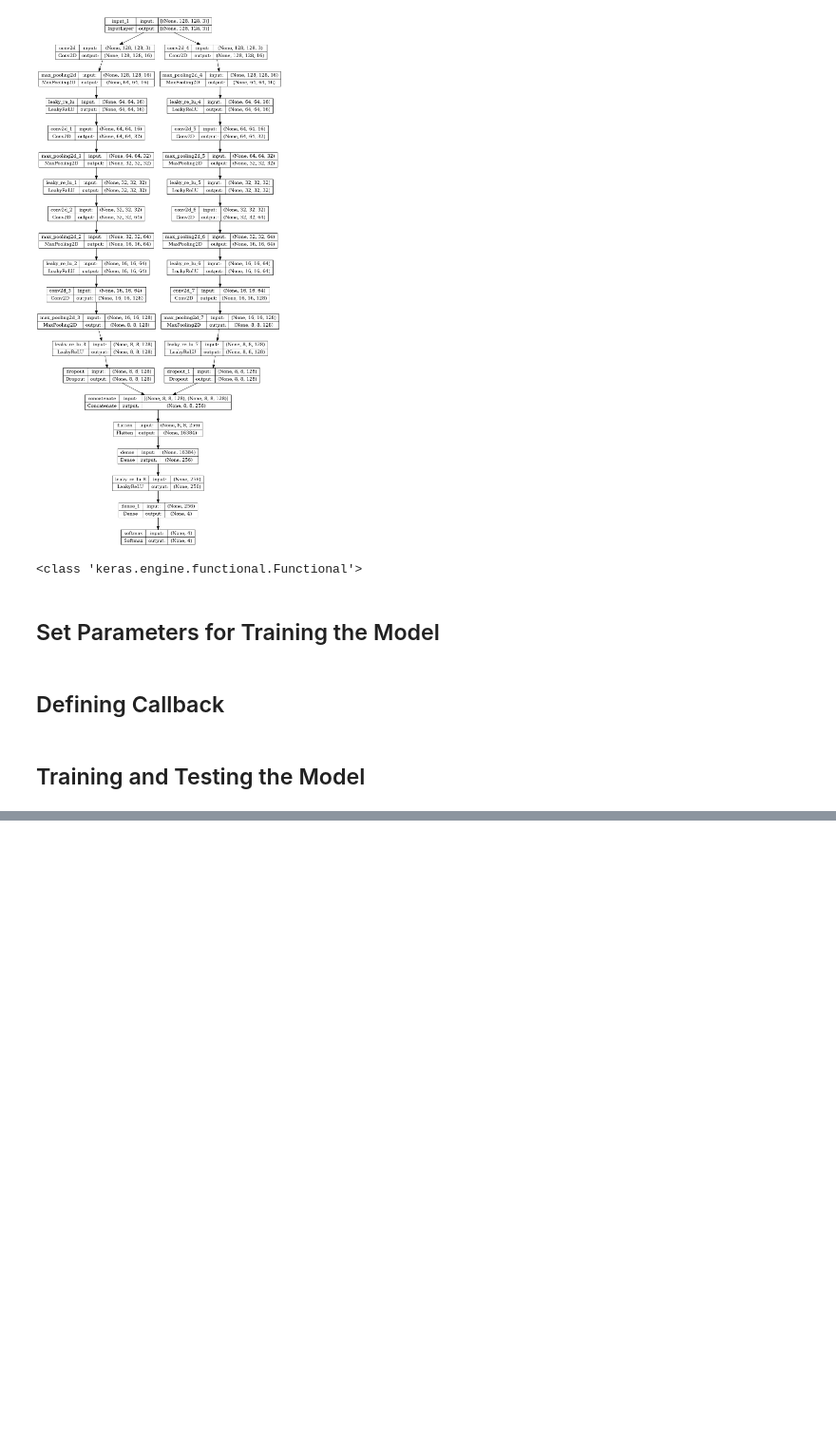
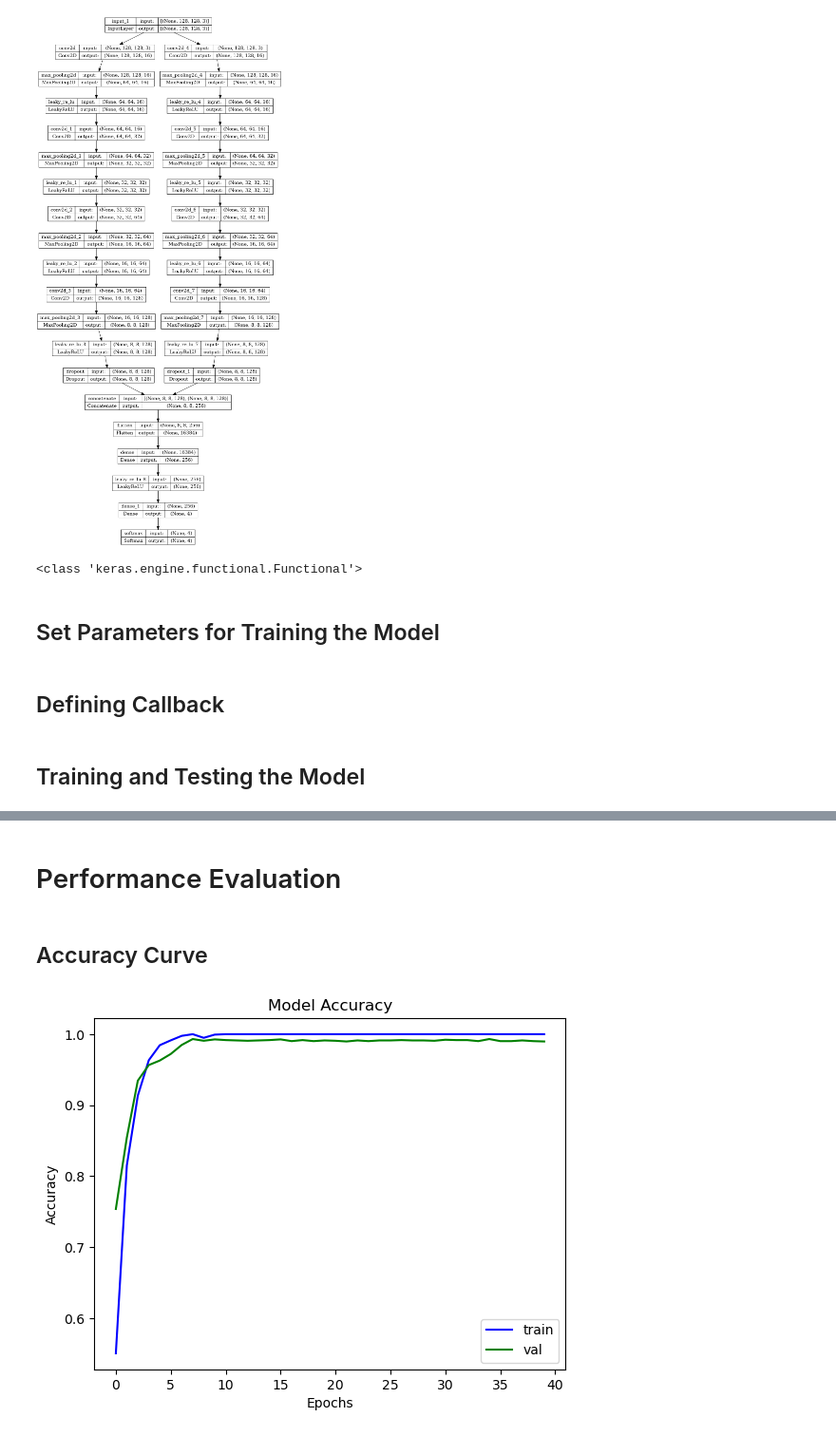
Before and after one commit to MarzukaaZaki/alzheimers-classification-modified-ADDNet, a Jupyter notebook: ADD-Net.ipynb, the cells around one changed output, grey strips where cells are left out. Shown: that part at 95% size. Cells and saved outputs as stored; diff of their text form; code cells hidden in the pictures; blank space fills up the shorter version.

Commit message:
performance evaluation

```diff
--- a/ADD-Net.ipynb
+++ b/ADD-Net.ipynb
@@ -337,0 +338,14 @@ Testing Recall :         99.462891 %
+# %% [markdown]
+# Performance Evaluation
+# %% [markdown]
+## Accuracy Curve
+# %%
+plt.plot(history.history['acc'], 'b')
+plt.plot(history.history['val_acc'], 'g')
+plt.title("Model Accuracy")
+plt.xlabel("Epochs")
+plt.ylabel("Accuracy")
+plt.legend(["train", "val"])
+plt.show()
+# %% [output]
+[figure, added]
```
Also changed, not shown: parts of 11 cells of this notebook.
